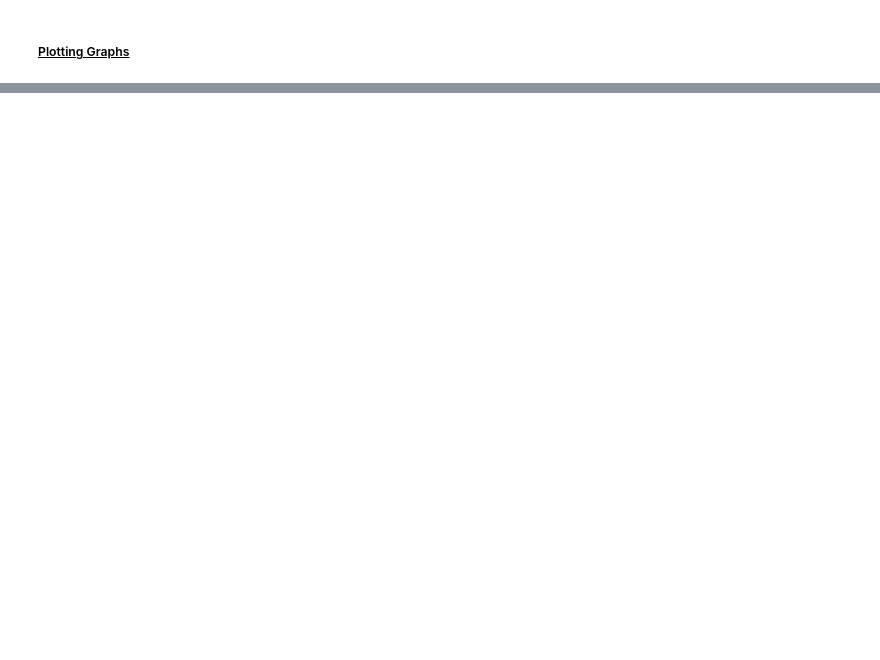
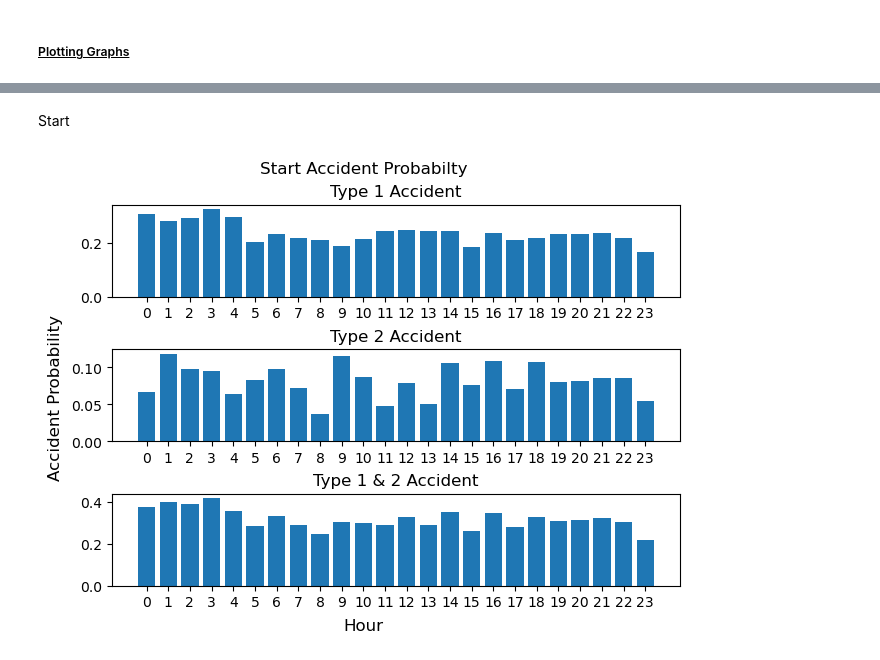
Before and after one commit to ThomasQTruong/CS-4650, a Jupyter notebook: project3/HW3_Thomas_Truong.ipynb, the cells around one changed output, grey strips where cells are left out. Cells and saved outputs as stored; diff of their text form; code cells hidden in the pictures; blank space fills up the shorter version.

Commit message:
Calculated all probabilites and plotted.

```diff
--- a/project3/HW3_Thomas_Truong.ipynb
+++ b/project3/HW3_Thomas_Truong.ipynb
@@ -219,0 +219,13 @@ start_result
+# %%
+# Calculate all probabilites and store it into an array.
+start_probs = []
+unique_starts = [value for value, df in dataframe_bins.groupby("_Start")]
+for unique_value in unique_starts:
+  start_probs.append(get_accident_probability(dataframe_bins, "_Start", unique_value))
+
+
+# Turn into DataFrame.
+start_result = pd.DataFrame(start_probs)
+
+# Display DataFrame.
+start_result
@@ -235,0 +446,6 @@ plt.show()
+# %% [markdown]
+Start
+# %%
+plot_accidents("Start", start_result, unique_starts, "Hour")
+# %% [output]
+[figure, added]
```
Also changed, not shown: parts of 42 cells of this notebook.
